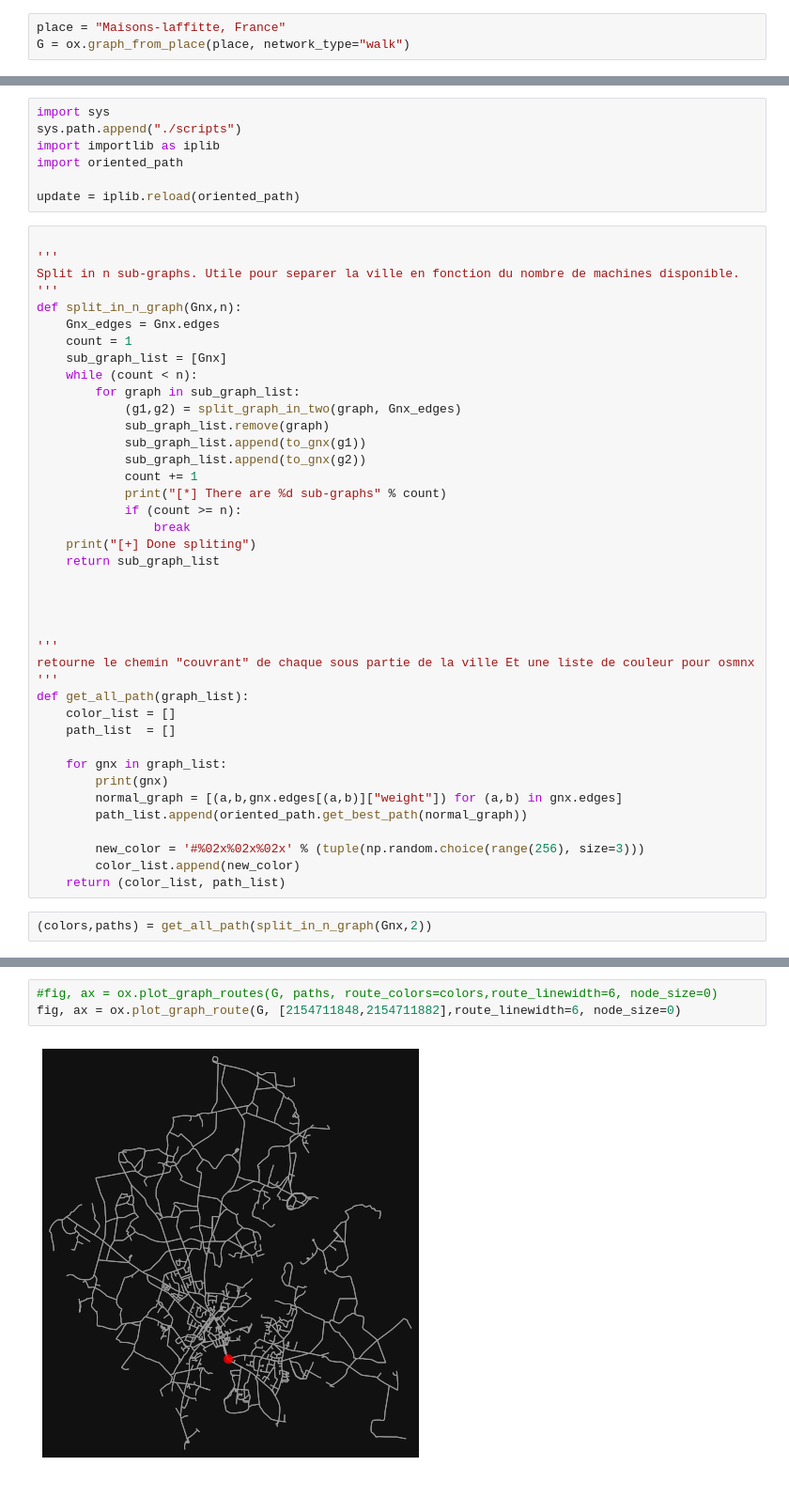
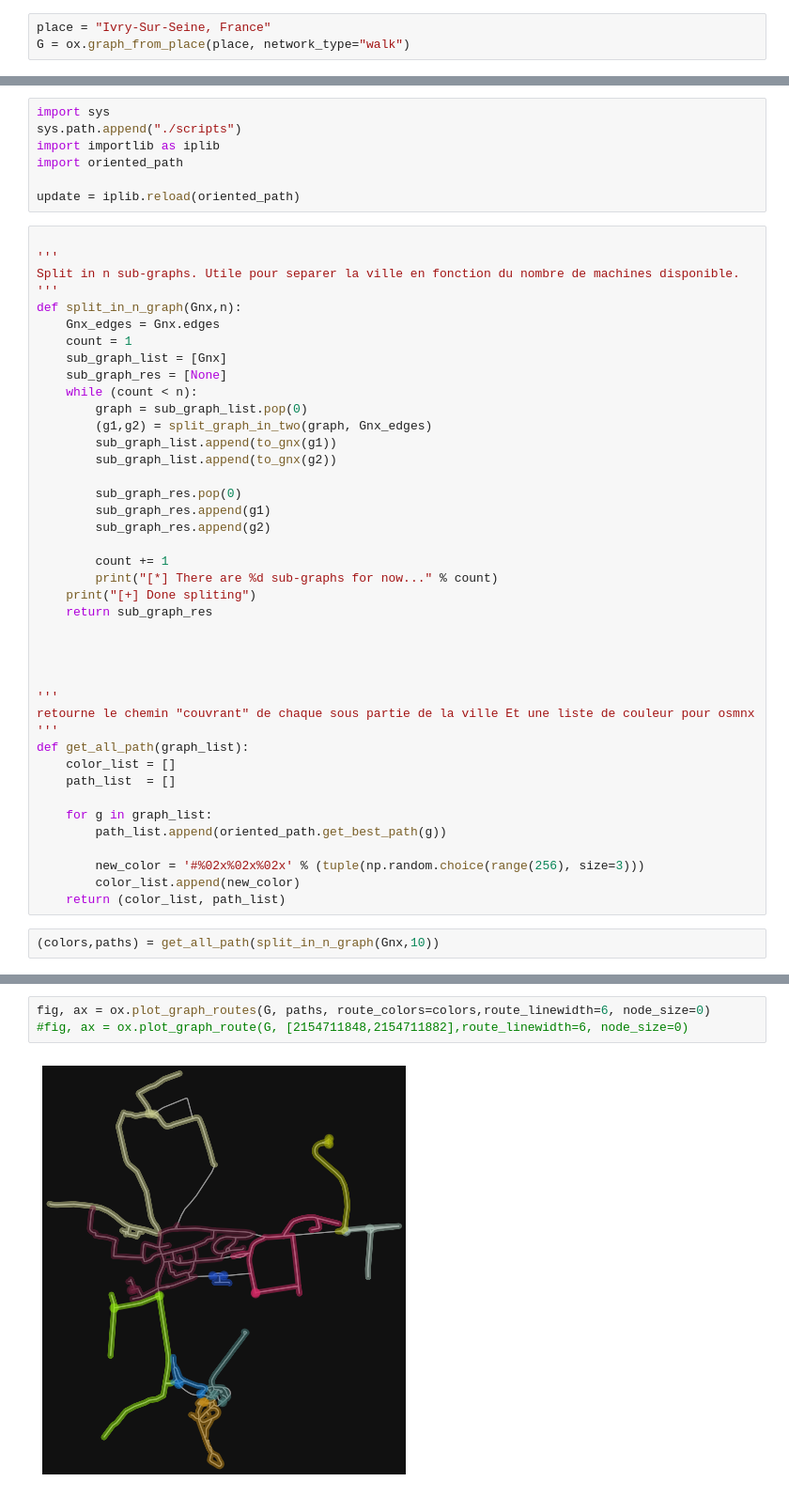
Before and after one commit to CACTUS-APPERO/APERRO, a Jupyter notebook: Application/project_appero_deneigeuses.ipynb, the cells around one changed output, grey strips where cells are left out. Shown at 94% size. Saved outputs shown, nothing was run; the diff lists cells and outputs as text.

Commit message:
[Final Graph orienté][Arthur] - ça marche sur une petite ville

```diff
--- a/Application/project_appero_deneigeuses.ipynb
+++ b/Application/project_appero_deneigeuses.ipynb
@@ -20,7 +20,7 @@ Calcul du parcours de toute la ville par un drone.
 
 Ceci s'apparente donc au calcul d'un chemin Eulerien du graph correspond a Montréal
 # %%
-place = "Maisons-laffitte, France"
+place = "Ivry-Sur-Seine, France"
 G = ox.graph_from_place(place, network_type="walk")
 # %%
 ox.plot_graph(G)
@@ -122,18 +122,21 @@ def split_in_n_graph(Gnx,n):
     Gnx_edges = Gnx.edges
     count = 1
     sub_graph_list = [Gnx]
+    sub_graph_res = [None]
     while (count < n):
-        for graph in sub_graph_list:
-            (g1,g2) = split_graph_in_two(graph, Gnx_edges)
-            sub_graph_list.remove(graph)
-            sub_graph_list.append(to_gnx(g1))
-            sub_graph_list.append(to_gnx(g2))
-            count += 1
-            print("[*] There are %d sub-graphs" % count)
-            if (count >= n):
-                break
+        graph = sub_graph_list.pop(0)
+        (g1,g2) = split_graph_in_two(graph, Gnx_edges)
+        sub_graph_list.append(to_gnx(g1))
+        sub_graph_list.append(to_gnx(g2))
+
+        sub_graph_res.pop(0)
+        sub_graph_res.append(g1)
+        sub_graph_res.append(g2)
+
+        count += 1
+        print("[*] There are %d sub-graphs for now..." % count)
     print("[+] Done spliting")
-    return sub_graph_list
+    return sub_graph_res
 
 
 
@@ -145,13 +148,11 @@ def get_all_path(graph_list):
     color_list = []
     path_list  = []
 
-    for gnx in graph_list:
-        print(gnx)
-        normal_graph = [(a,b,gnx.edges[(a,b)]["weight"]) for (a,b) in gnx.edges]
-        path_list.append(oriented_path.get_best_path(normal_graph))
+    for g in graph_list:
+        path_list.append(oriented_path.get_best_path(g))
 
         new_color = '#%02x%02x%02x' % (tuple(np.random.choice(range(256), size=3)))
         color_list.append(new_color)
     return (color_list, path_list)
 # %%
-(colors,paths) = get_all_path(split_in_n_graph(Gnx,2))
+(colors,paths) = get_all_path(split_in_n_graph(Gnx,10))
@@ -158,5 +177,5 @@ def get_all_path(graph_list):
 # %%
-#fig, ax = ox.plot_graph_routes(G, paths, route_colors=colors,route_linewidth=6, node_size=0)
-fig, ax = ox.plot_graph_route(G, [2154711848,2154711882],route_linewidth=6, node_size=0)
+fig, ax = ox.plot_graph_routes(G, paths, route_colors=colors,route_linewidth=6, node_size=0)
+#fig, ax = ox.plot_graph_route(G, [2154711848,2154711882],route_linewidth=6, node_size=0)
 # %% [output]
-[figure, old version]
+[figure, new version]
```
Also changed, not shown: parts of 3 cells of this notebook.
